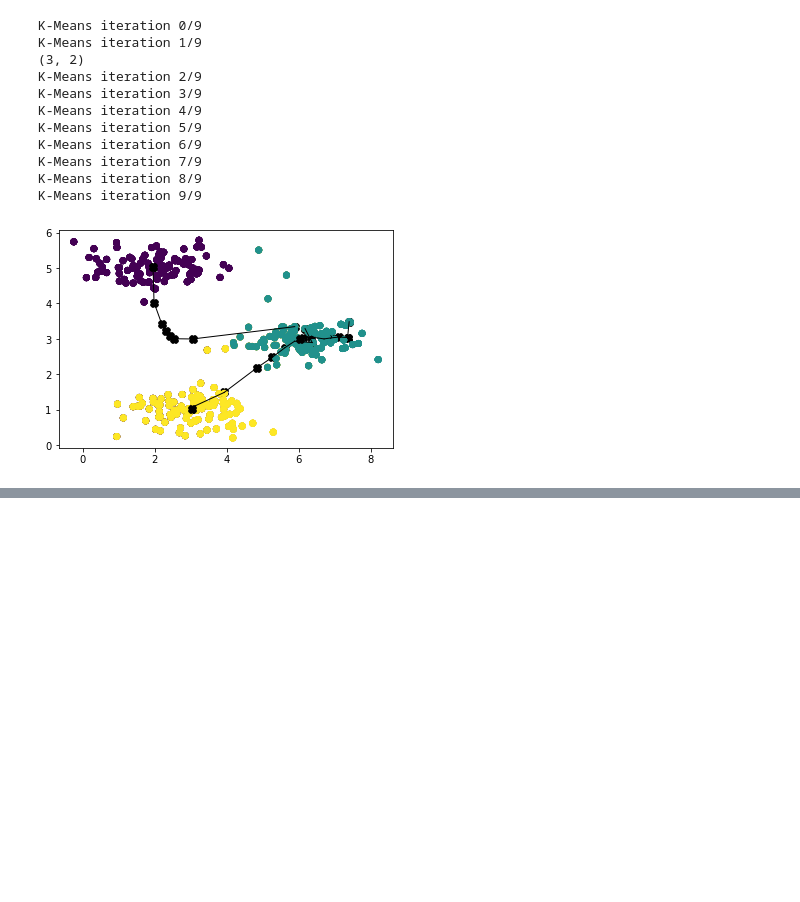
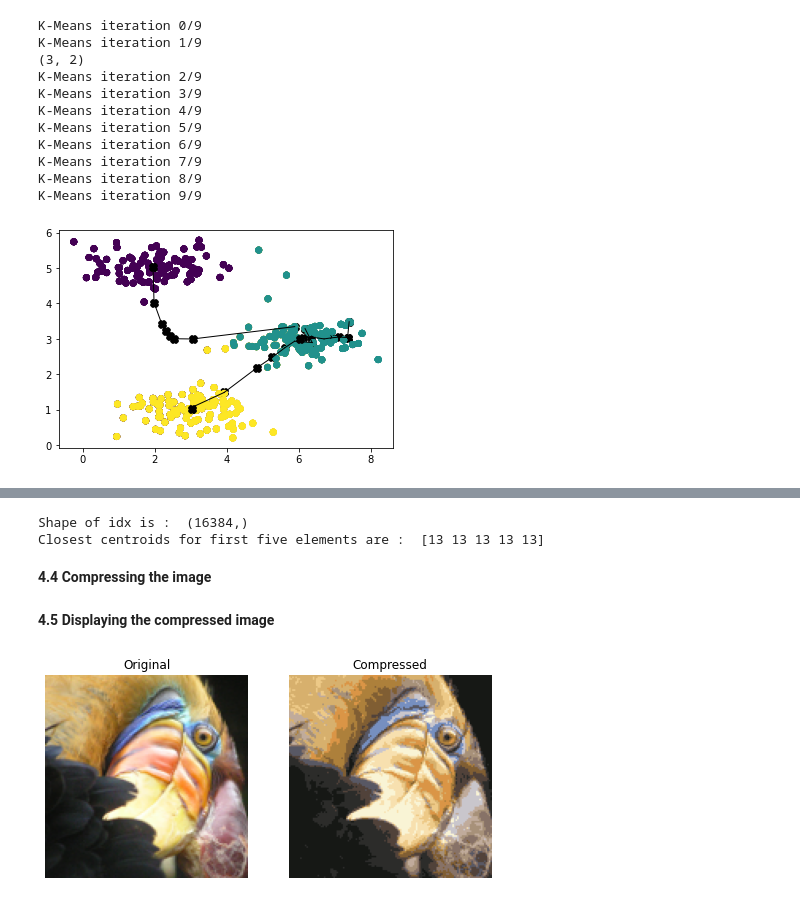
Before and after one commit to aneekbsws/unsupervised-ml-tutorial, a Jupyter notebook: K_Means_Clustering.ipynb, the cells around one changed output, grey strips where cells are left out. Drawn from its saved outputs; the diff is of its cells as text; code cells hidden in the pictures; blank space fills up the shorter version.

```diff
--- a/K_Means_Clustering.ipynb
+++ b/K_Means_Clustering.ipynb
@@ -211,0 +255,10 @@ K-Means iteration 9/9
+# %%
+K = 16
+max_iter = 10
+
+
+# Random initialization of the centroids
+initial_centroids = kmeans_random_init(X_img, K)
+
+# Running K-Means
+centroids, idx = run_KMeans(X_img, initial_centroids, max_iter)
@@ -211,0 +277,30 @@ K-Means iteration 9/9
+# %%
+print("Shape of idx is : ",idx.shape)
+print("Closest centroids for first five elements are : ",idx[:5])
+# %% [output]
+Shape of idx is :  (16384,)
+Closest centroids for first five elements are :  [13 13 13 13 13]
+# %% [markdown]
+**4.4 Compressing the image**
+# %%
+# X_recovered here are the pixels, each assigned to one of 16 cluster centroids.
+X_recovered = centroids[idx, :]
+
+# Reshaping back the X_recovered
+X_recovered = np.reshape(X_recovered, orig_img.shape)
+# %% [markdown]
+**4.5 Displaying the compressed image**
+# %%
+# Displaying the compressed image
+fig, ax = plt.subplots(1,2,figsize=(8,8))
+plt.axis('off')
+
+ax[0].imshow(orig_img*255)
+ax[0].set_title("Original")
+ax[0].set_axis_off()
+
+ax[1].imshow(X_recovered*255)
+ax[1].set_title("Compressed")
+ax[1].set_axis_off()
+# %% [output]
+[figure, added]
```
Also changed, not shown: parts of 16 cells of this notebook.
